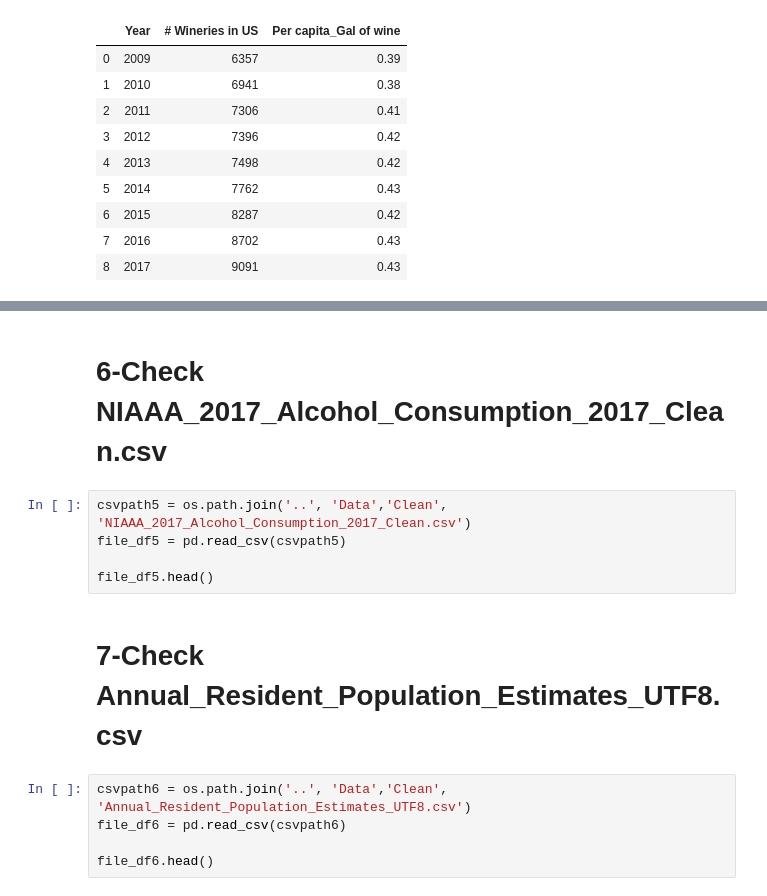
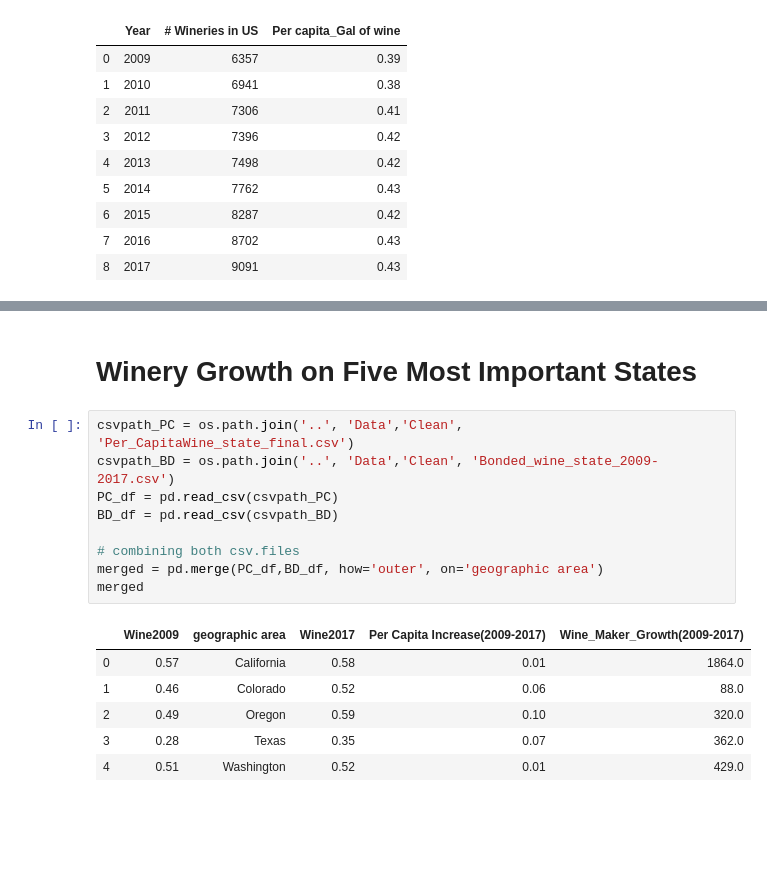
Before and after one commit to epayne323/ProjectOneRepo, a Jupyter notebook: Notebooks/working1_LC.ipynb, the cells around one changed output, grey strips where cells are left out. Saved outputs shown, nothing was run; the diff lists cells and outputs as text; blank space fills up the shorter version.

```diff
--- a/Notebooks/working1_LC.ipynb
+++ b/Notebooks/working1_LC.ipynb
@@ -113,14 +75,18 @@ file_df4
-# %% [markdown]
-# 6-Check NIAAA_2017_Alcohol_Consumption_2017_Clean.csv
-# %%
-csvpath5 = os.path.join('..', 'Data','Clean', 'NIAAA_2017_Alcohol_Consumption_2017_Clean.csv')
-file_df5 = pd.read_csv(csvpath5)
-
-file_df5.head()
-# %% [markdown]
-# 7-Check Annual_Resident_Population_Estimates_UTF8.csv
-# %%
-csvpath6 = os.path.join('..', 'Data','Clean', 'Annual_Resident_Population_Estimates_UTF8.csv')
-file_df6 = pd.read_csv(csvpath6)
-
-file_df6.head()
+# %% [markdown]
+# Winery Growth on Five Most Important States
+# %%
+csvpath_PC = os.path.join('..', 'Data','Clean', 'Per_CapitaWine_state_final.csv')
+csvpath_BD = os.path.join('..', 'Data','Clean', 'Bonded_wine_state_2009-2017.csv')
+PC_df = pd.read_csv(csvpath_PC)
+BD_df = pd.read_csv(csvpath_BD)
+
+# combining both csv.files
+merged = pd.merge(PC_df,BD_df, how='outer', on='geographic area')
+merged
+# %% [output]
+|  | Wine2009 | geographic area | Wine2017 | Per Capita Increase(2009-2017) | Wine_Maker_Growth(2009-2017) |
+| 0 | 0.57 | California | 0.58 | 0.01 | 1864.0 |
+| 1 | 0.46 | Colorado | 0.52 | 0.06 | 88.0 |
+| 2 | 0.49 | Oregon | 0.59 | 0.10 | 320.0 |
+| 3 | 0.28 | Texas | 0.35 | 0.07 | 362.0 |
+| 4 | 0.51 | Washington | 0.52 | 0.01 | 429.0 |
```
Also changed, not shown: parts of 12 cells of this notebook, 2 other files.
